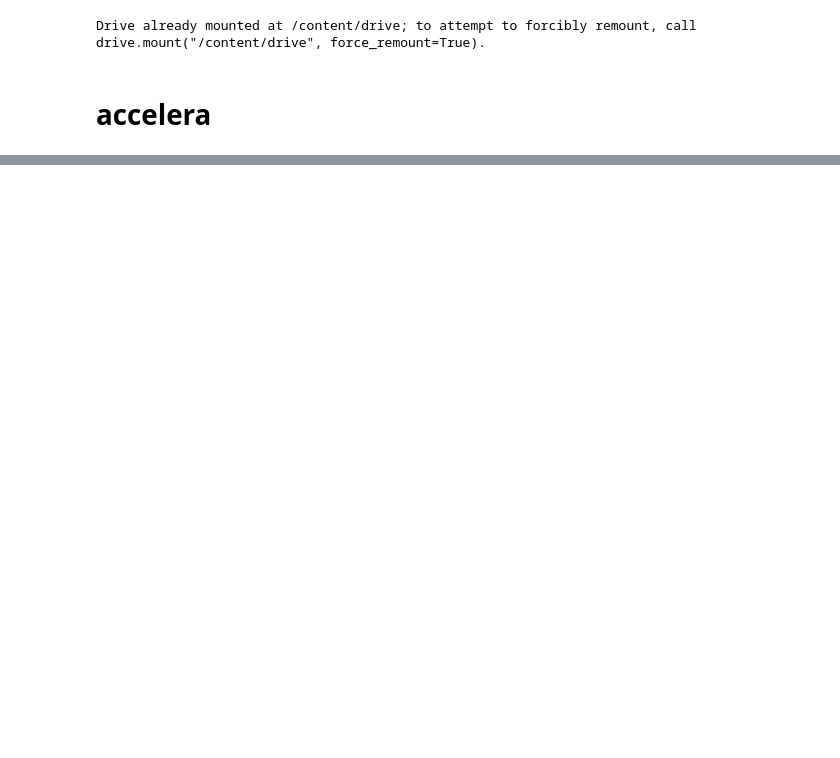
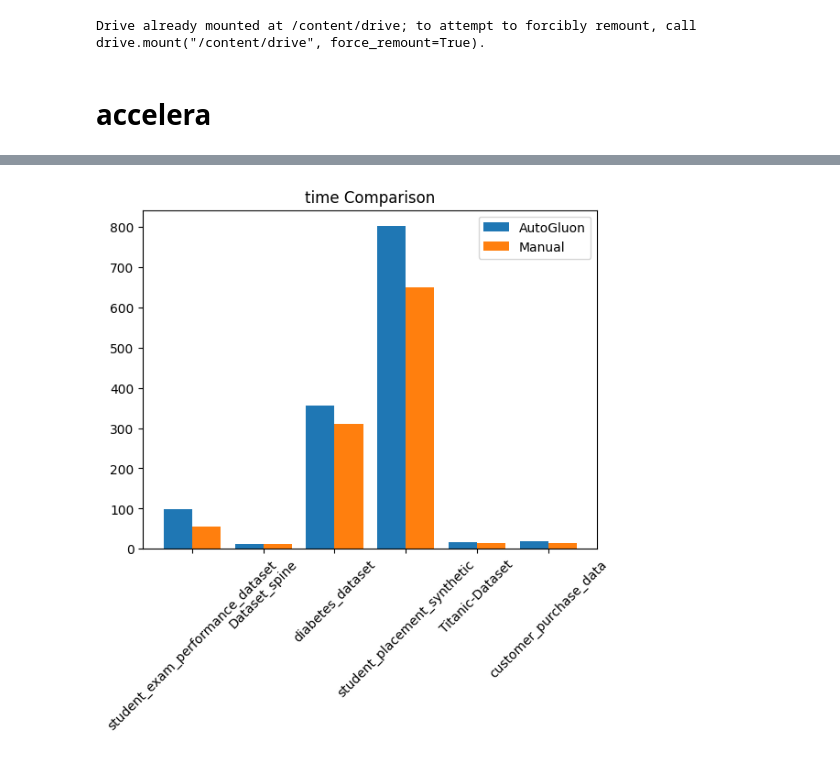
Before and after one commit to Mohamed-Ashraf273/accelera, a Jupyter notebook: examples/auo_preprocessing_comparison.ipynb, the cells around one changed output, grey strips where cells are left out. Drawn from its saved outputs; the diff is of its cells as text; code cells hidden in the pictures; blank space fills up the shorter version.

```diff
--- a/examples/auo_preprocessing_comparison.ipynb
+++ b/examples/auo_preprocessing_comparison.ipynb
@@ -947,0 +1009,15 @@ TabularPredictor saved. To load, use: predictor = TabularPredictor.load("/conten
+# %%
+import matplotlib.pyplot as plt
+import numpy as np
+
+plt.figure()
+x = np.arange(len(results_df['ds']))
+plt.bar(x - 0.2, results_df['withtime'], width=0.4, label='AutoGluon')
+plt.bar(x + 0.2, results_df['withouttime'], width=0.4, label='Manual')
+
+plt.xticks(x, results_df['ds'], rotation=45)
+plt.title("time Comparison")
+plt.legend()
+plt.show()
+# %% [output]
+[figure, added]
```
Also changed, not shown: parts of 7 cells of this notebook.
